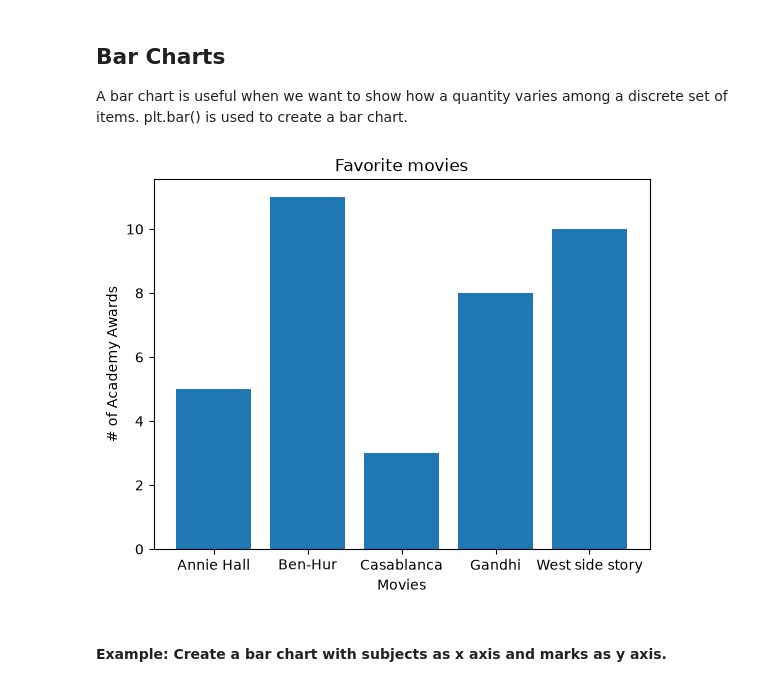
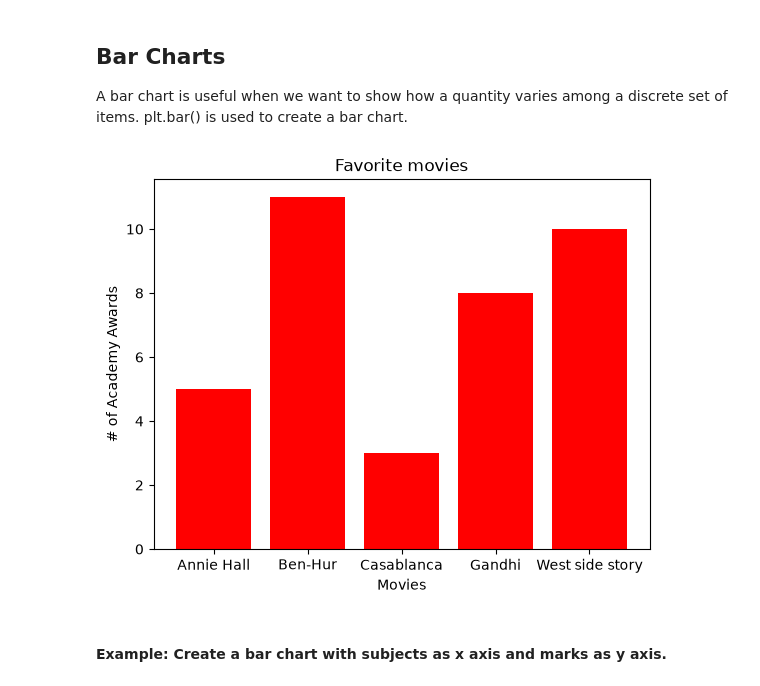
Before and after one commit to mat6099/Machine_Learning_Shelly, a Jupyter notebook: DataScienceFromScratch/CH3_VisualisingData.ipynb, the cells around one changed output. Drawn from its saved outputs; the diff is of its cells as text; code cells hidden in the pictures.

```diff
--- a/DataScienceFromScratch/CH3_VisualisingData.ipynb
+++ b/DataScienceFromScratch/CH3_VisualisingData.ipynb
@@ -34,17 +34,17 @@ A bar chart is useful when we want to show how a quantity varies among a discret
 # %%
 import matplotlib.pyplot as plt
 
 movies = ["Annie Hall", "Ben-Hur", "Casablanca","Gandhi","West side story"]
 oscars = [5,11,3,8,10]
 
 
-plt.bar(movies, oscars)
+plt.bar(movies, oscars, color = "red")
 plt.title("Favorite movies")
 plt.ylabel("# of Academy Awards")
 plt.xlabel("Movies")
 plt.show()
 # %% [output]
-[figure, old version]
+[figure, new version]
 # %% [markdown]
 #### **Example:** Create a bar chart with subjects as x axis and marks as y axis.
 # %%
```
Also changed, not shown: parts of 6 cells of this notebook.
